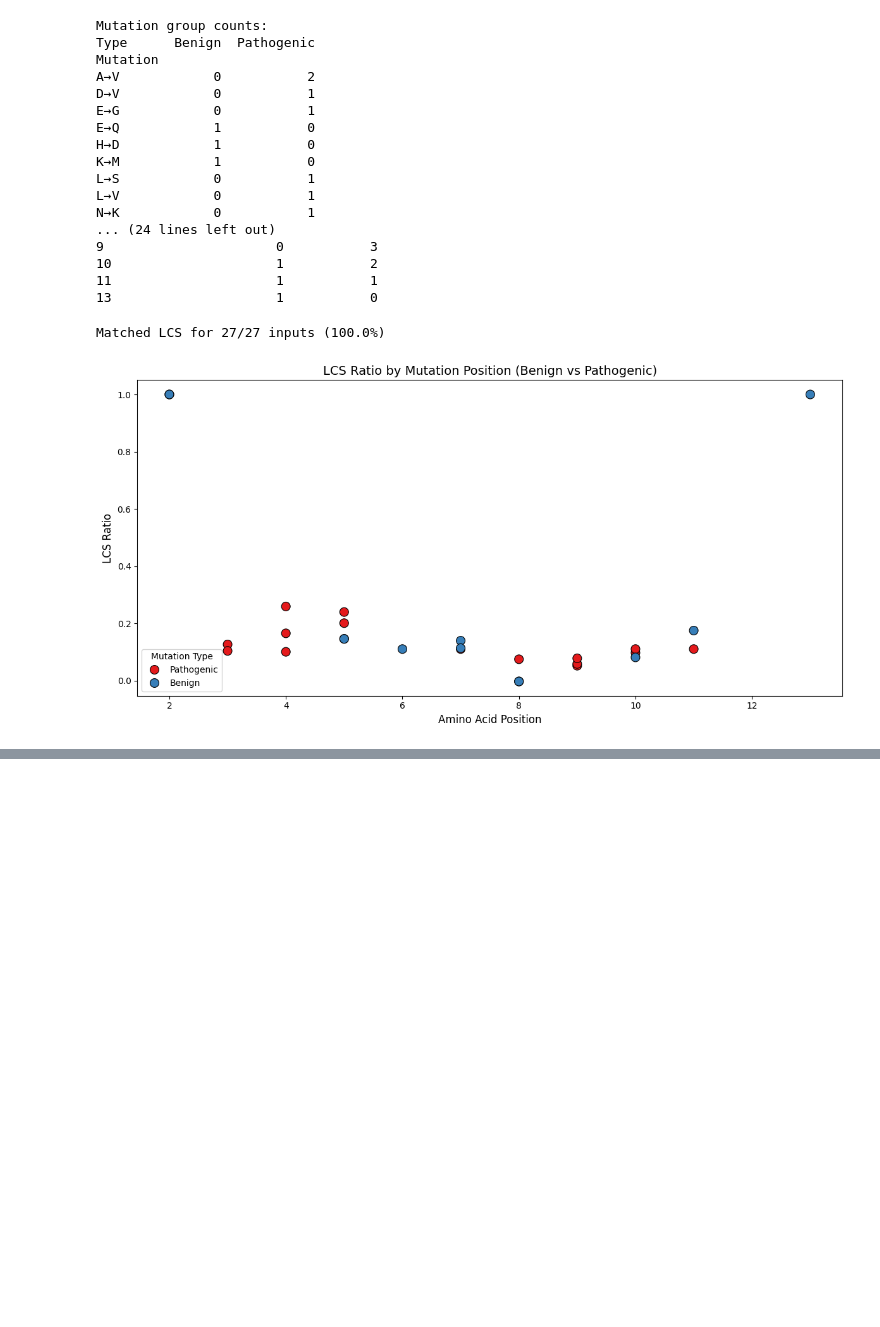
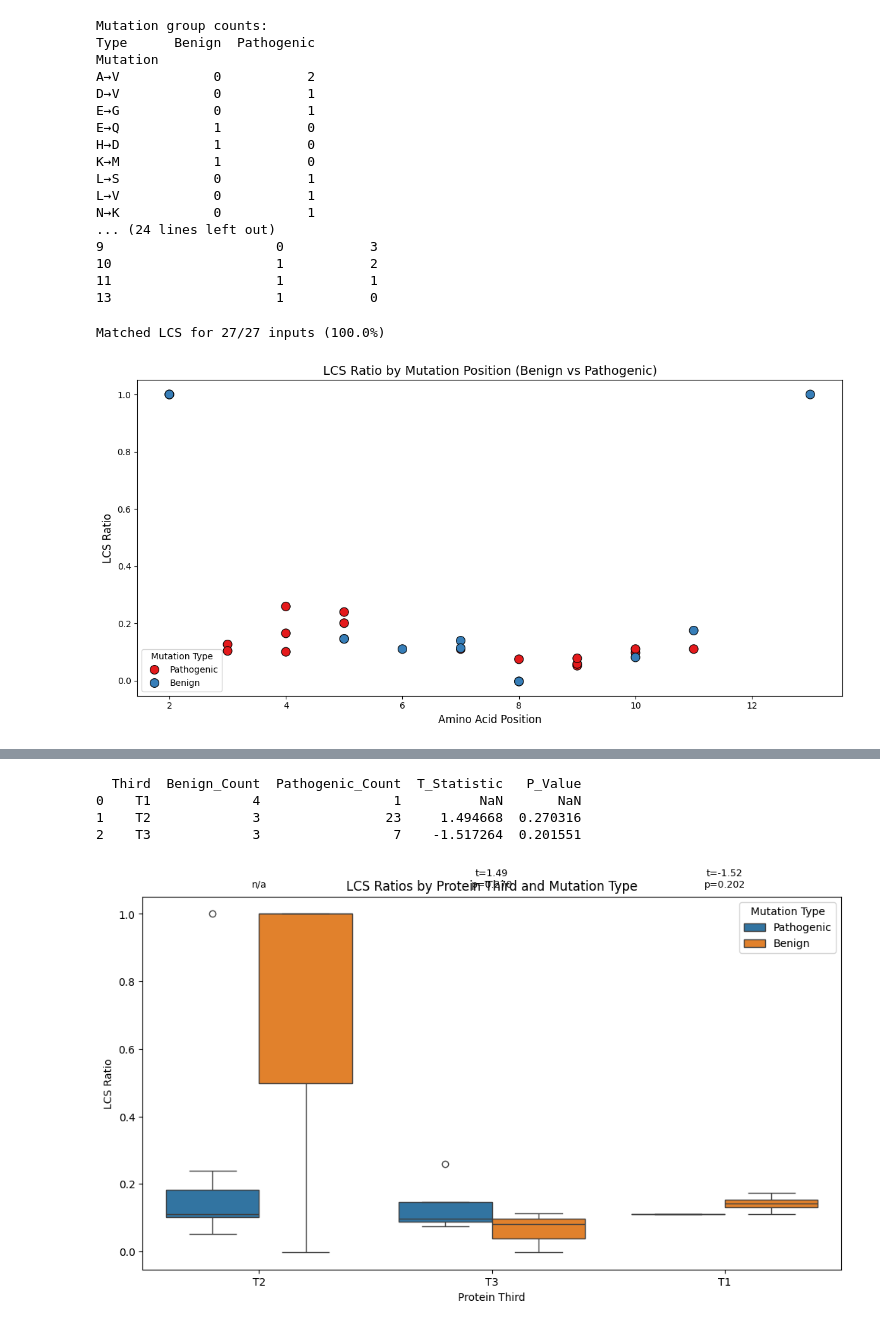
Before and after one commit to annabelrice30/Annabel-BSc-Project, a Jupyter notebook: BSc Project.ipynb, the cells around one changed output, grey strips where cells are left out. Saved outputs shown, nothing was run; the diff lists cells and outputs as text; code cells hidden in the pictures; blank space fills up the shorter version.

```diff
--- a/BSc Project.ipynb
+++ b/BSc Project.ipynb
@@ -3107,0 +3199,79 @@ plt.show()
+# %%
+import pandas as pd
+import matplotlib.pyplot as plt
+import seaborn as sns
+from scipy.stats import ttest_ind
+
+# ——— Load Data ———
+input_path = r"C:\Users\ricea\OneDrive\Documents\GitHub\Annabel-BSc-Project\Statistics_Input.xlsx"
+lcs_csv_path = r"C:\Users\ricea\OneDrive\Documents\GitHub\Annabel-BSc-Project\all_LCS_values.csv"
+
+df_input = pd.read_excel(input_path)
+df_lcs = pd.read_csv(lcs_csv_path)
+
+# ——— Merge on UniProt_ID, Amino_acid_position, and Type ———
+merged = pd.merge(
+    df_input,
+    df_lcs[['UniProt_ID', 'Amino_acid_position', 'LCS_Ratio', 'Type']],
+    on=['UniProt_ID', 'Amino_acid_position', 'Type'],
+    how='inner'
+)
+
+# ——— Normalize positions and assign thirds ———
+merged['Normalized_Position'] = merged['Amino_acid_position'] / merged['Protein_length']
+
+def assign_third(pos):
+    if pos < 1/3:
+        return 'T1'
+    elif pos < 2/3:
+        return 'T2'
+    else:
+        return 'T3'
+
+merged['Protein_Third'] = merged['Normalized_Position'].apply(assign_third)
+
+# ——— T-tests for each third ———
+results = []
+for third in ['T1', 'T2', 'T3']:
+    group = merged[merged['Protein_Third'] == third]
+    benign = group[group['Type'] == 'Benign']['LCS_Ratio']
+    patho = group[group['Type'] == 'Pathogenic']['LCS_Ratio']
+
+    if len(benign) > 1 and len(patho) > 1:
+        t_stat, p_val = ttest_ind(benign, patho, equal_var=False)
+    else:
+        t_stat, p_val = None, None
+
+    results.append({
+        'Third': third,
+        'Benign_Count': len(benign),
+        'Pathogenic_Count': len(patho),
+        'T_Statistic': t_stat,
+        'P_Value': p_val
+    })
+
+stats_df = pd.DataFrame(results)
+print(stats_df)
+
+# ——— Plotting with Annotations ———
+plt.figure(figsize=(10, 6))
+ax = sns.boxplot(data=merged, x='Protein_Third', y='LCS_Ratio', hue='Type')
+plt.title("LCS Ratios by Protein Third and Mutation Type")
+plt.xlabel("Protein Third")
+plt.ylabel("LCS Ratio")
+plt.legend(title='Mutation Type')
+
+# Add t-test annotations
+for i, row in stats_df.iterrows():
+    x = i  # T1 = 0, T2 = 1, T3 = 2
+    text = f"t={row['T_Statistic']:.2f}\np={row['P_Value']:.3f}" if pd.notnull(row['T_Statistic']) else "n/a"
+    plt.text(x, 1.02, text, ha='center', va='bottom', fontsize=9, transform=ax.get_xaxis_transform())
+
+plt.tight_layout()
+plt.show()
+# %% [output]
+  Third  Benign_Count  Pathogenic_Count  T_Statistic   P_Value
+0    T1             4                 1          NaN       NaN
+1    T2             3                23     1.494668  0.270316
+2    T3             3                 7    -1.517264  0.201551
+[figure, added]
```
Also changed, not shown: parts of 10 cells of this notebook, 13 other files.
